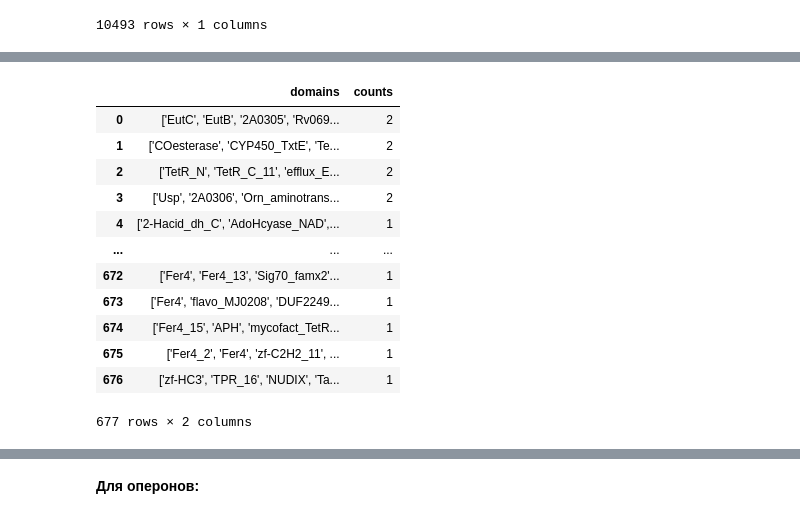
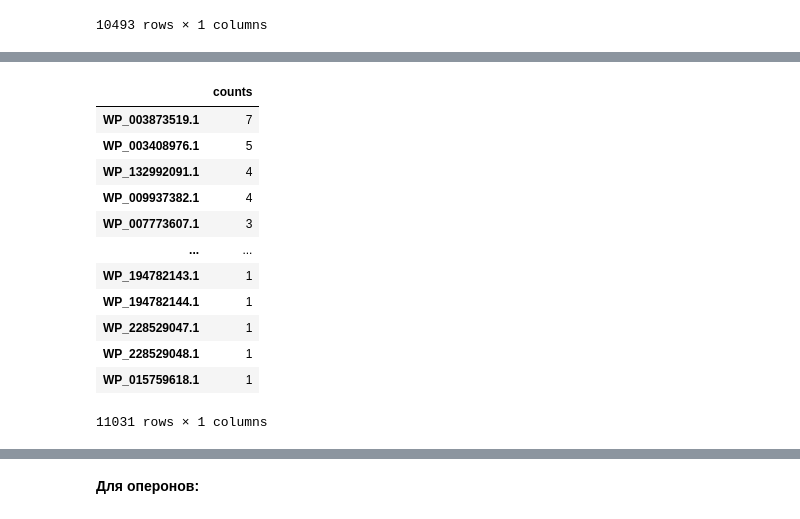
Before and after one commit to marfadita/mycofactocin, a Jupyter notebook: mftb/hmm_for_domains/counts/domain_arch_counts.ipynb, the cells around one changed output, grey strips where cells are left out. Drawn from its saved outputs; the diff is of its cells as text; code cells hidden in the pictures.

```diff
--- a/mftb/hmm_for_domains/counts/domain_arch_counts.ipynb
+++ b/mftb/hmm_for_domains/counts/domain_arch_counts.ipynb
@@ -110,20 +85,19 @@ dom_region
-# %%
-array = list(str(val) for val in domains_region.values())
-u, counts = np.unique(array, return_counts=True)
-domains_count_regions = pd.DataFrame({'domains': u, 'counts': counts})
-domains_count_regions = domains_count_regions.sort_values(by = ['counts'], ascending=False).reset_index(drop=True)
-domains_count_regions
-# %% [output]
-|  | domains | counts |
-| 0 | ['EutC', 'EutB', '2A0305', 'Rv069... | 2 |
-| 1 | ['COesterase', 'CYP450_TxtE', 'Te... | 2 |
-| 2 | ['TetR_N', 'TetR_C_11', 'efflux_E... | 2 |
-| 3 | ['Usp', '2A0306', 'Orn_aminotrans... | 2 |
-| 4 | ['2-Hacid_dh_C', 'AdoHcyase_NAD',... | 1 |
-| ... | ... | ... |
-| 672 | ['Fer4', 'Fer4_13', 'Sig70_famx2'... | 1 |
-| 673 | ['Fer4', 'flavo_MJ0208', 'DUF2249... | 1 |
-| 674 | ['Fer4_15', 'APH', 'mycofact_TetR... | 1 |
-| 675 | ['Fer4_2', 'Fer4', 'zf-C2H2_11', ... | 1 |
-| 676 | ['zf-HC3', 'TPR_16', 'NUDIX', 'Ta... | 1 |
-677 rows × 2 columns
+# %%
+domain_for_region = rodeo.Protein_acc.value_counts()
+domain_for_region = pd.DataFrame(domain_for_region)
+domain_for_region.columns = ['counts']
+domain_for_region
+# %% [output]
+|  | counts |
+| WP_003873519.1 | 7 |
+| WP_003408976.1 | 5 |
+| WP_132992091.1 | 4 |
+| WP_009937382.1 | 4 |
+| WP_007773607.1 | 3 |
+| ... | ... |
+| WP_194782143.1 | 1 |
+| WP_194782144.1 | 1 |
+| WP_228529047.1 | 1 |
+| WP_228529048.1 | 1 |
+| WP_015759618.1 | 1 |
+11031 rows × 1 columns
```
Also changed, not shown: parts of 10 cells of this notebook, 2 other files.
